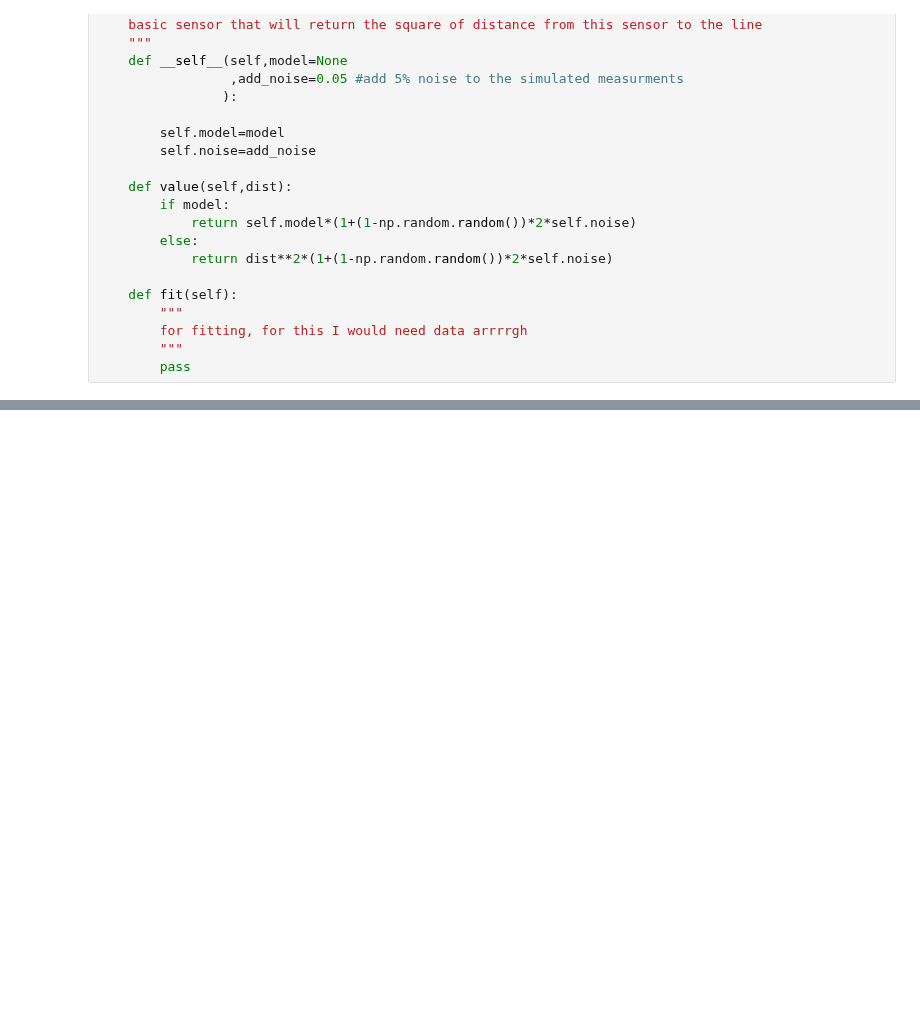
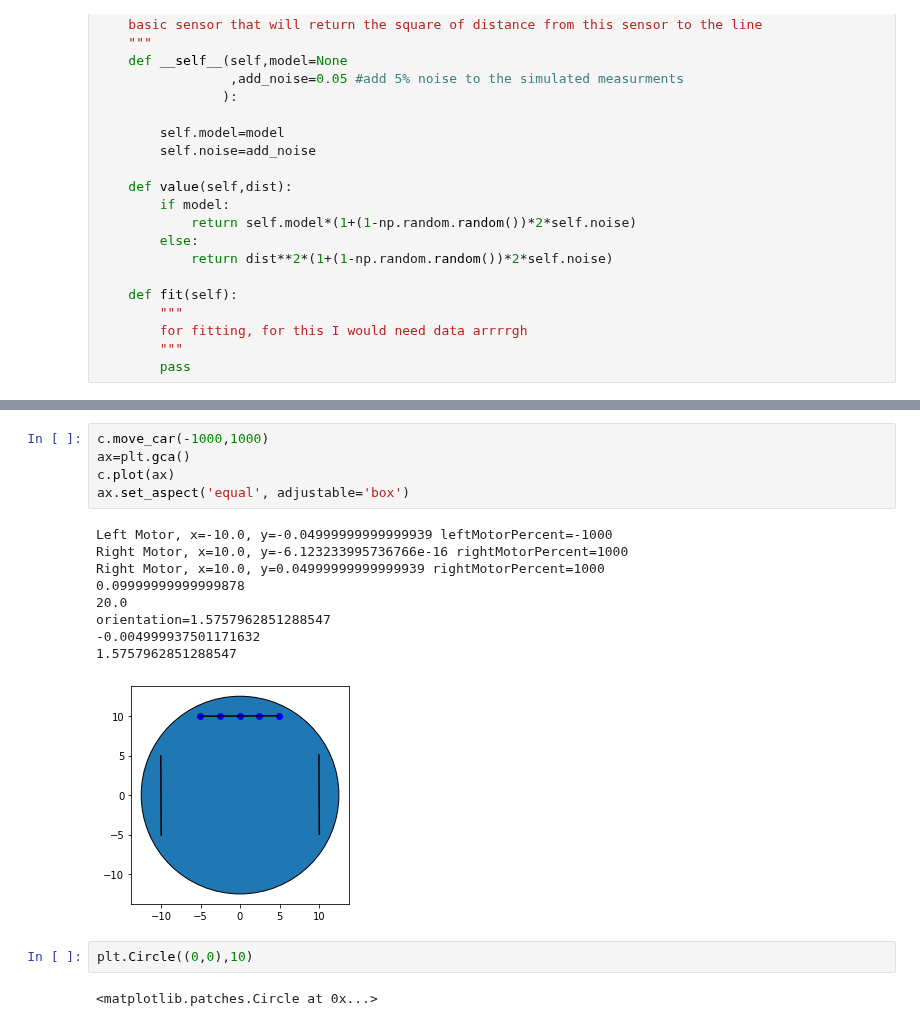
Before and after one commit to HighSpeeds/ECE3, a Jupyter notebook: CarLab/Car_tester.ipynb, the cells around one changed output, grey strips where cells are left out. Drawn from its saved outputs; the diff is of its cells as text; blank space fills up the shorter version.

```diff
--- a/CarLab/Car_tester.ipynb
+++ b/CarLab/Car_tester.ipynb
@@ -120,0 +181,19 @@ s.plot(plt.gca())
+# %%
+c.move_car(-1000,1000)
+ax=plt.gca()
+c.plot(ax)
+ax.set_aspect('equal', adjustable='box')
+# %% [output]
+Left Motor, x=-10.0, y=-0.04999999999999939 leftMotorPercent=-1000
+Right Motor, x=10.0, y=-6.123233995736766e-16 rightMotorPercent=1000
+Right Motor, x=10.0, y=0.04999999999999939 rightMotorPercent=1000
+0.09999999999999878
+20.0
+orientation=1.5757962851288547
+-0.004999937501171632
+1.5757962851288547
+[figure, added]
+# %%
+plt.Circle((0,0),10)
+# %% [output]
+<matplotlib.patches.Circle at 0x...>
```
Also changed, not shown: parts of 6 cells of this notebook, 1 other file.
